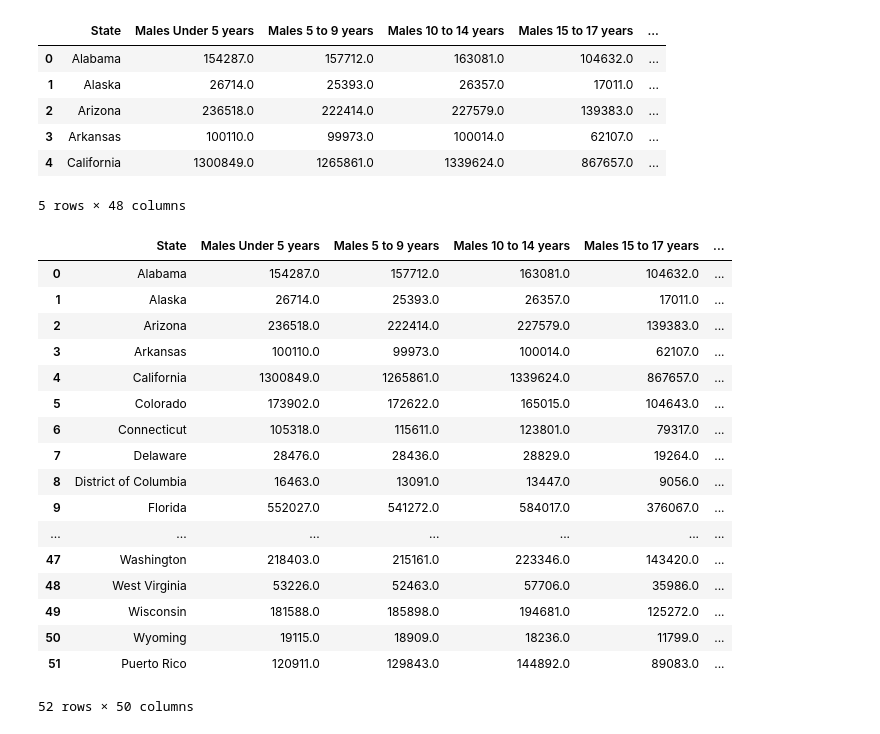
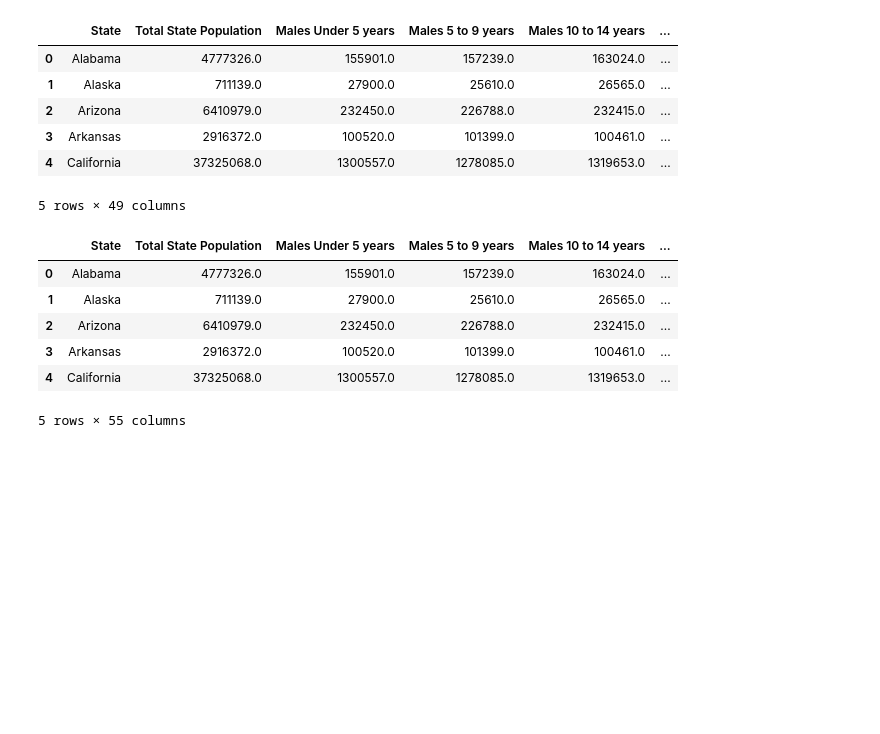
Before and after one commit to CodingMage/project_1_TeamTuring, a Jupyter notebook: Untitled.ipynb, the cells around one changed output. Saved outputs shown, nothing was run; the diff lists cells and outputs as text; code cells hidden in the pictures; blank space fills up the shorter version.

```diff
--- a/Untitled.ipynb
+++ b/Untitled.ipynb
@@ -13,9 +13,10 @@ from us import states
 # See: https://gist.github.com/afhaque/60558290d6efd892351c4b64e5c01e9b for labels
 # https://api.census.gov/data/2018/acs/acs5/variables.html more labels
 # %%
-# Census API calls
-c = Census(api_key, year=2010)
-raw_data = c.acs5.get(('NAME','B01001_003E',
+# Census API calls for 2012
+c = Census(api_key, year=2012)
+raw_data = c.acs5.get(('NAME', 'B01001_001E',
+'B01001_003E',
 'B01001_004E',
 'B01001_005E',
 'B01001_006E',
@@ -64,7 +65,9 @@ raw_data = c.acs5.get(('NAME','B01001_003E',
 census_df_raw = pd.DataFrame(raw_data)
 
 census_df_raw = census_df_raw.rename(columns = {'state': 'State#',
-                          'NAME': 'State', 'B01001_003E':'Males Under 5 years',
+                          'NAME': 'State',
+'B01001_001E': "Total State Population",
+'B01001_003E':'Males Under 5 years',
 'B01001_004E':'Males 5 to 9 years',
 'B01001_005E':'Males 10 to 14 years',
 'B01001_006E':'Males 15 to 17 years',
@@ -115,33 +118,27 @@ census_df_raw = census_df_raw.sort_values('State#').reset_index(drop=True)
 
 census_df_raw.head()
 # %% [output]
-|  | State | Males Under 5 years | Males 5 to 9 years | Males 10 to 14 years | Males 15 to 17 years | ... |
-| 0 | Alabama | 154287.0 | 157712.0 | 163081.0 | 104632.0 | ... |
-| 1 | Alaska | 26714.0 | 25393.0 | 26357.0 | 17011.0 | ... |
-| 2 | Arizona | 236518.0 | 222414.0 | 227579.0 | 139383.0 | ... |
-| 3 | Arkansas | 100110.0 | 99973.0 | 100014.0 | 62107.0 | ... |
-| 4 | California | 1300849.0 | 1265861.0 | 1339624.0 | 867657.0 | ... |
+|  | State | Total State Population | Males Under 5 years | Males 5 to 9 years | Males 10 to 14 years | ... |
+| 0 | Alabama | 4777326.0 | 155901.0 | 157239.0 | 163024.0 | ... |
+| 1 | Alaska | 711139.0 | 27900.0 | 25610.0 | 26565.0 | ... |
+| 2 | Arizona | 6410979.0 | 232450.0 | 226788.0 | 232415.0 | ... |
+| 3 | Arkansas | 2916372.0 | 100520.0 | 101399.0 | 100461.0 | ... |
+| 4 | California | 37325068.0 | 1300557.0 | 1278085.0 | 1319653.0 | ... |
-5 rows × 48 columns
+5 rows × 49 columns
 # %%
-census_df_raw['Males under 18'] = census_df_raw['Males Under 5 years'] + census_df_raw['Males 5 to 9 years'] + census_df_raw['Males 10 to 14 years'] + census_df_raw['Males 15 to 17 years']
-census_df_raw['Females under 18'] = census_df_raw['Females Under 5 years'] + census_df_raw['Females 5 to 9 years'] + census_df_raw['Females 10 to 14 years'] + census_df_raw['Females 15 to 17 years']
-census_df_raw
+# Combining some columns
+census_df_raw['Males under 18 years'] = census_df_raw['Males Under 5 years'] + census_df_raw['Males 5 to 9 years'] + census_df_raw['Males 10 to 14 years'] + census_df_raw['Males 15 to 17 years']
+census_df_raw['Females under 18 years'] = census_df_raw['Females Under 5 years'] + census_df_raw['Females 5 to 9 years'] + census_df_raw['Females 10 to 14 years'] + census_df_raw['Females 15 to 17 years']
+census_df_raw['Males 20 to 24'] = census_df_raw['Males 20 years'] + census_df_raw['Males 21 years'] + census_df_raw['Males 22 to 24 years']
+census_df_raw['Females 20 to 24'] = census_df_raw['Females 20 years'] + census_df_raw['Females 21 years'] + census_df_raw['Females 22 to 24 years']
+census_df_raw['Males Over 65 years'] = census_df_raw['Males 65 and 66 years'] + census_df_raw['Males 67 to 69 years'] + census_df_raw['Males 70 to 74 years'] + census_df_raw['Males 75 to 79 years'] + census_df_raw['Males 80 to 84 years'] + census_df_raw['Males 85 years and over']
+census_df_raw['Females Over 65 years'] = census_df_raw['Females 65 and 66 years'] + census_df_raw['Females 67 to 69 years'] + census_df_raw['Females 70 to 74 years'] + census_df_raw['Females 75 to 79 years'] + census_df_raw['Females 80 to 84 years'] + census_df_raw['Females 85 years and over']
+census_df_raw.head()
 # %% [output]
-|  | State | Males Under 5 years | Males 5 to 9 years | Males 10 to 14 years | Males 15 to 17 years | ... |
-| 0 | Alabama | 154287.0 | 157712.0 | 163081.0 | 104632.0 | ... |
-| 1 | Alaska | 26714.0 | 25393.0 | 26357.0 | 17011.0 | ... |
-| 2 | Arizona | 236518.0 | 222414.0 | 227579.0 | 139383.0 | ... |
-| 3 | Arkansas | 100110.0 | 99973.0 | 100014.0 | 62107.0 | ... |
-| 4 | California | 1300849.0 | 1265861.0 | 1339624.0 | 867657.0 | ... |
-| 5 | Colorado | 173902.0 | 172622.0 | 165015.0 | 104643.0 | ... |
-| 6 | Connecticut | 105318.0 | 115611.0 | 123801.0 | 79317.0 | ... |
-| 7 | Delaware | 28476.0 | 28436.0 | 28829.0 | 19264.0 | ... |
-| 8 | District of Columbia | 16463.0 | 13091.0 | 13447.0 | 9056.0 | ... |
-| 9 | Florida | 552027.0 | 541272.0 | 584017.0 | 376067.0 | ... |
-| ... | ... | ... | ... | ... | ... | ... |
-| 47 | Washington | 218403.0 | 215161.0 | 223346.0 | 143420.0 | ... |
-| 48 | West Virginia | 53226.0 | 52463.0 | 57706.0 | 35986.0 | ... |
-| 49 | Wisconsin | 181588.0 | 185898.0 | 194681.0 | 125272.0 | ... |
-| 50 | Wyoming | 19115.0 | 18909.0 | 18236.0 | 11799.0 | ... |
-| 51 | Puerto Rico | 120911.0 | 129843.0 | 144892.0 | 89083.0 | ... |
+|  | State | Total State Population | Males Under 5 years | Males 5 to 9 years | Males 10 to 14 years | ... |
+| 0 | Alabama | 4777326.0 | 155901.0 | 157239.0 | 163024.0 | ... |
+| 1 | Alaska | 711139.0 | 27900.0 | 25610.0 | 26565.0 | ... |
+| 2 | Arizona | 6410979.0 | 232450.0 | 226788.0 | 232415.0 | ... |
+| 3 | Arkansas | 2916372.0 | 100520.0 | 101399.0 | 100461.0 | ... |
+| 4 | California | 37325068.0 | 1300557.0 | 1278085.0 | 1319653.0 | ... |
-52 rows × 50 columns
+5 rows × 55 columns
```
Also changed, not shown: parts of 9 cells of this notebook, 2 other files.
